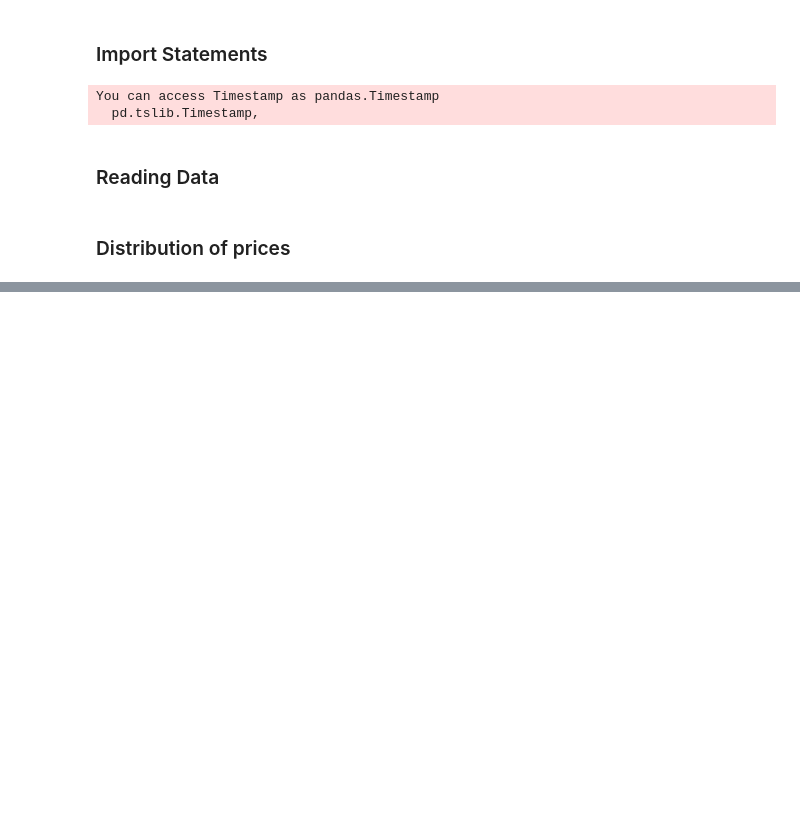
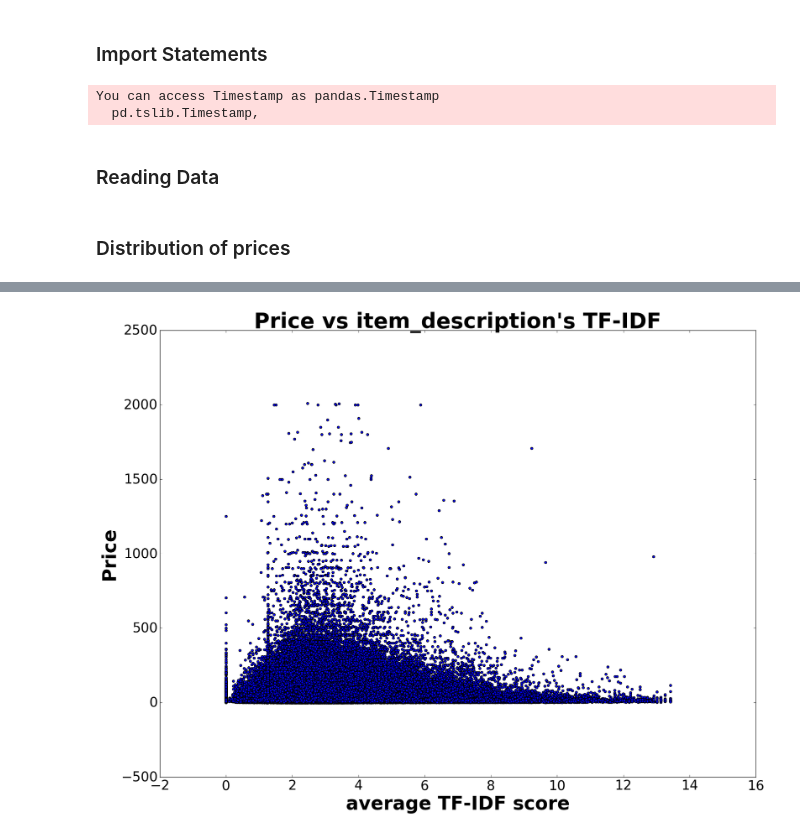
Before and after one commit to mercari-price-prediction/mercari-price-prediction, a Jupyter notebook: code/Exploratory_Data_Analysis.ipynb, the cells around one changed output, grey strips where cells are left out. Cells and saved outputs as stored; diff of their text form; code cells hidden in the pictures; blank space fills up the shorter version.

```diff
--- a/code/Exploratory_Data_Analysis.ipynb
+++ b/code/Exploratory_Data_Analysis.ipynb
@@ -35,0 +102,38 @@ fig.savefig('trainPrice.png', bbox_inches='tight')
+# %%
+def compute_tfidf(description):
+    description = str(description)
+    description.translate(string.maketrans("",""),string.punctuation)
+
+
+    tfidf_sum=0
+    words_count=0
+    for w in description.lower().split():
+        words_count += 1
+        if w in tfidf_dict:
+            tfidf_sum += tfidf_dict[w]
+
+    if words_count > 0:
+        return tfidf_sum/words_count
+    else:
+        return 0
+
+tfidf = TfidfVectorizer(
+    min_df=5, strip_accents='unicode', lowercase =True,
+    analyzer='word', token_pattern=r'\w+', ngram_range=(1, 3), use_idf=True,
+    smooth_idf=True, sublinear_tf=True, stop_words='english')
+# %%
+tfidf.fit_transform(df_train['item_description'].apply(str))
+tfidf_dict = dict(zip(tfidf.get_feature_names(), tfidf.idf_))
+df_train['tfidf'] = df_train['item_description'].apply(compute_tfidf)
+# %%
+fig = plt.figure(figsize=(20, 15))
+plt.scatter(df_train['tfidf'], df_train['price'])
+plt.title("Price vs item_description's TF-IDF", fontsize=40,fontweight='bold')
+plt.ylabel('Price', fontsize=35,fontweight='bold')
+plt.xlabel('average TF-IDF score', fontsize=35,fontweight='bold')
+plt.xticks(fontsize=25)
+plt.yticks(fontsize=25)
+plt.show()
+fig.savefig('Itm_descrptrion_TF_IDF_vs_Price.png', bbox_inches='tight')
+# %% [output]
+[figure, added]
```
Also changed, not shown: parts of 8 cells of this notebook, 6 other files.
